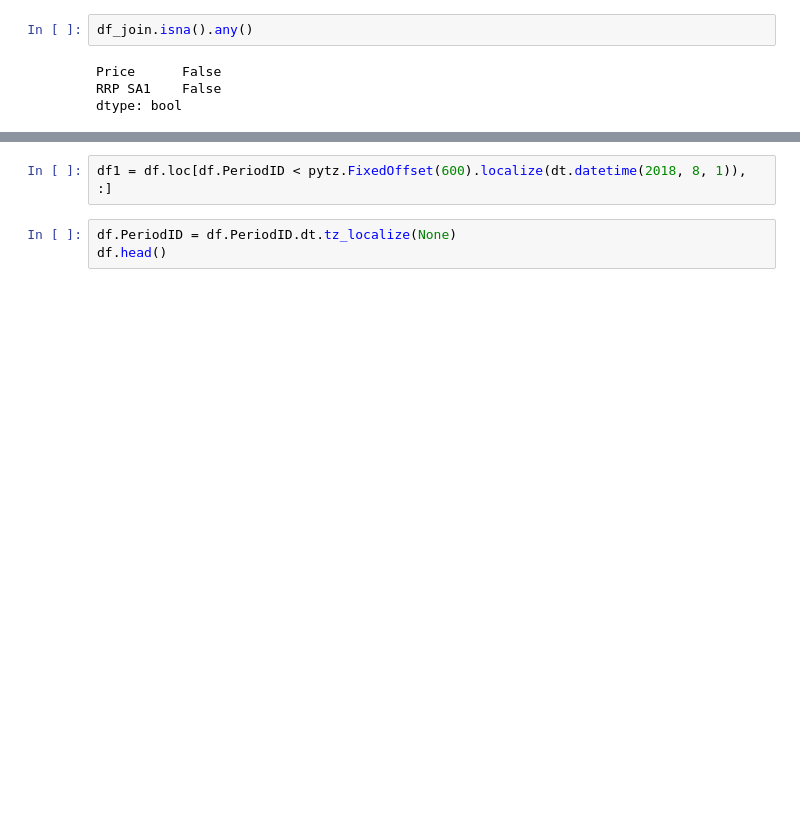
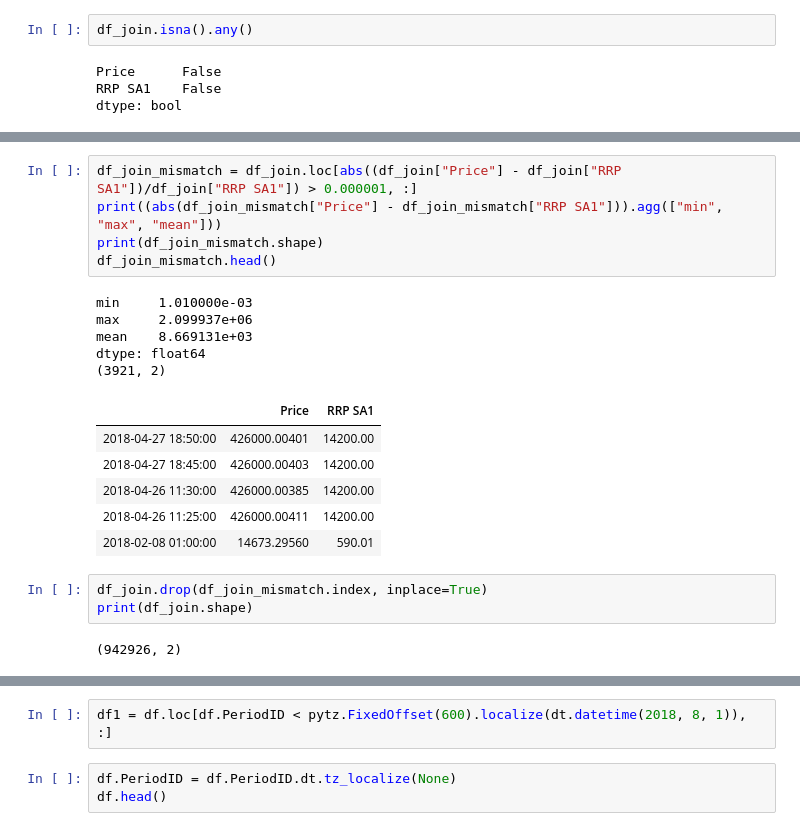
Before and after one commit to bkubsch/marginal-carbon, a Jupyter notebook: notebooks/target_exploration.ipynb, the cells around one changed output, grey strips where cells are left out. Drawn from its saved outputs; the diff is of its cells as text; blank space fills up the shorter version.

```diff
--- a/notebooks/target_exploration.ipynb
+++ b/notebooks/target_exploration.ipynb
@@ -245 +164,23 @@ dtype: bool
+# %%
+df_join_mismatch = df_join.loc[abs((df_join["Price"] - df_join["RRP SA1"])/df_join["RRP SA1"]) > 0.000001, :]
+print((abs(df_join_mismatch["Price"] - df_join_mismatch["RRP SA1"])).agg(["min", "max", "mean"]))
+print(df_join_mismatch.shape)
+df_join_mismatch.head()
+# %% [output]
+min     1.010000e-03
+max     2.099937e+06
+mean    8.669131e+03
+dtype: float64
+(3921, 2)
+|  | Price | RRP SA1 |
+| 2018-04-27 18:50:00 | 426000.00401 | 14200.00 |
+| 2018-04-27 18:45:00 | 426000.00403 | 14200.00 |
+| 2018-04-26 11:30:00 | 426000.00385 | 14200.00 |
+| 2018-04-26 11:25:00 | 426000.00411 | 14200.00 |
+| 2018-02-08 01:00:00 | 14673.29560 | 590.01 |
+# %%
+df_join.drop(df_join_mismatch.index, inplace=True)
+print(df_join.shape)
+# %% [output]
+(942926, 2)
 # %%
```
Also changed, not shown: parts of 43 cells of this notebook, 1 other file.
